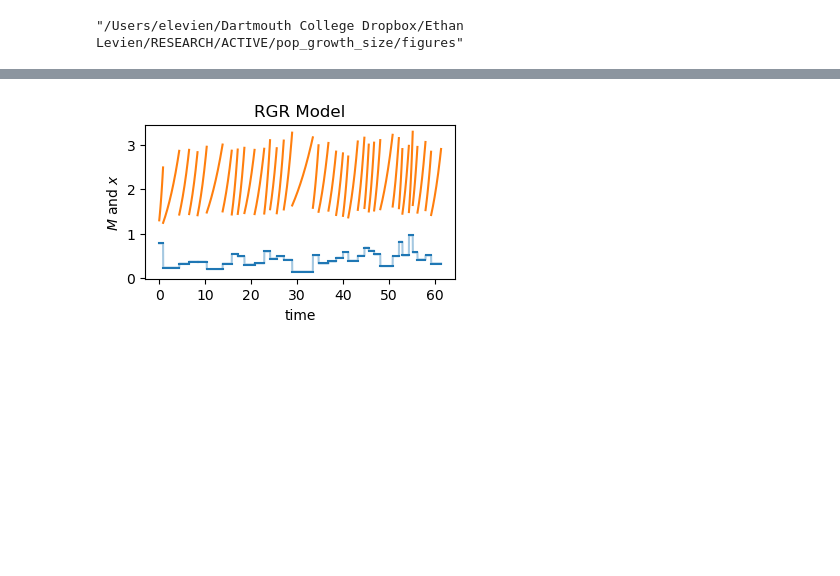
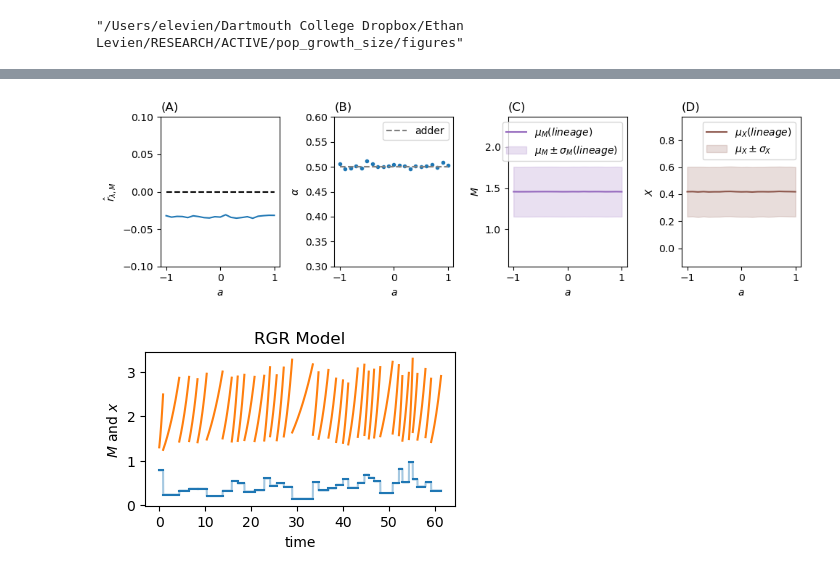
Before and after one commit to elevien/SizeGrowthStructure, a Jupyter notebook: src/FIG3.ipynb, the cells around one changed output, grey strips where cells are left out. Drawn from its saved outputs; the diff is of its cells as text; code cells hidden in the pictures; blank space fills up the shorter version.

```diff
--- a/src/FIG3.ipynb
+++ b/src/FIG3.ipynb
@@ -64,0 +12,5 @@ df_RG
+# %%
+data_l = CSV.read("./data/fig3_data.csv",DataFrame);
+data_l = dropmissing(data_l, :a)
+cors_l= [cor(d.x,d.length) for d in groupby(data_l,:a)]
+#data_p = CSV.read("./data/fig2_population_data.csv",DataFrame);
@@ -65,3 +35,81 @@ df_RG
+# %%
+# get lineage cell data frames
+data_cells_l = combine(groupby(data_l,[:lineage,:cell]),
+    :length => (x -> x[1]) => :M0,
+    :length => (x -> x[end]) => :Mf,
+    :x => (x -> mean(x)) => :xbar,
+    :a => (x -> x[1]) => :a,
+    :time => (x -> x[end] - x[1]) => :τ)
+data_cells_l[:,:y0] .= log.(data_cells_l[:,:M0])
+data_cells_l[:,:ϕ] .= log.(data_cells_l[:,:Mf] ./data_cells_l[:,:M0]);
+arange = unique(data_l[:,:a]);
+# %%
+
+
+fig,axs = subplots(figsize=(10,3),ncols=4)
+
+ax = axs[0]
+ax.plot(arange,cors_l,"-",fillstyle="none",label=L"lineage")
+#ax.plot(arange_p,cors_p,"+",fillstyle="none",label=L"population")
+ax.plot(arange,zeros(length(arange)),"k--")
+ax.set_xlabel(L"a")
+ax.set_ylabel(L"\hat{r}_{\lambda,M}")
+#ax.legend(frameon=true)
+ax.set_ylim(-0.1,0.1)
+ax.set_title("(A)",loc="left")
+#ax.vlines(1, ymin=ax.get_ylim()[0], ymax=ax.get_ylim()[1], colors="k", linestyles="dotted")
+
+ax = axs[1]
+alphas_l =  [-cov(d.ϕ,d.y0)/var(d.y0) for d in groupby(data_cells_l,:a)]
+ax.plot(arange,alphas_l,".")
+ax.plot(arange,ones(length(arange))/2,"C7--",label="adder")
+ax.legend(frameon=true)
+ax.set_ylim(0.3,0.6)
+#ax.vlines(1, ymin=ax.get_ylim()[0], ymax=ax.get_ylim()[1], colors="k", linestyles="dotted")
+ax.set_xlabel(L"a")
+ax.set_ylabel(L"\alpha")
+
+
+ax.set_title("(B)",loc="left")
+
+ax = axs[2]
+mu_l = [mean(d.length) for d in groupby(data_l,:a)]
+std_l = [std(d.length) for d in groupby(data_l,:a)]
+
+ax.plot(arange,mu_l,"C4-",fillstyle="none",label=L"\mu_M (lineage)")
+
+# mu_p= [mean(d.length) for d in groupby(data_p,:a)]
+# std_p = [std(d.length) for d in groupby(data_p,:a)]
+# ax.plot(arange_p,mu_p,"C4+",fillstyle="none",label=L"\mu_M (population)")
+ax.fill_between(arange,mu_l .-std_l,mu_l .+std_l,alpha=0.2,color="C4",label=L"\mu_M \pm \sigma_M (lineage)")
+ax.set_xlabel(L"a")
+ax.set_ylabel(L"M")
+ax.legend(frameon=true)
+ax.set_ylim(mu_l[1] - 3*std_l[1],mu_l[1] + 3*std_l[1])
+ax.set_title("(C)",loc="left")
+
+ax = axs[3]
+mu_l = [mean(d.x) for d in groupby(data_l,:a)]
+std_l = [std(d.x) for d in groupby(data_l,:a)]
+
+
+ax.plot(arange,mu_l,"C5-",fillstyle="none",label=L"\mu_{X} (lineage)")
+
+# mu_p = [mean(d.x) for d in groupby(data_p,:a)]
+# std_p = [std(d.x) for d in groupby(data_p,:a)]
+# ax.plot(arange_p,mu_p,"C5+",fillstyle="none",label=L"\mu_{X} (population)")
+ax.fill_between(arange,mu_l .-std_l,mu_l .+ std_l,color="C5",alpha=0.2,label=L"\mu_{X} \pm \sigma_{X}")
+ax.set_xlabel(L"a")
+ax.set_ylabel(L"X")
+ax.set_title("(D)",loc="left")
+ax.legend(frameon=true)
+ax.set_ylim(mu_l[1] - 3*std_l[1],mu_l[1] + 3*std_l[1])
+tight_layout()
+
+savefig(FIG_PATH*"/Fig3.pdf",bbox_inches="tight")
+fig
+# %% [output]
+[figure, added]
 # %%
 fig,ax = subplots(figsize=(4,2))
 
```
Also changed, not shown: parts of 4 cells of this notebook, 5 other files.
